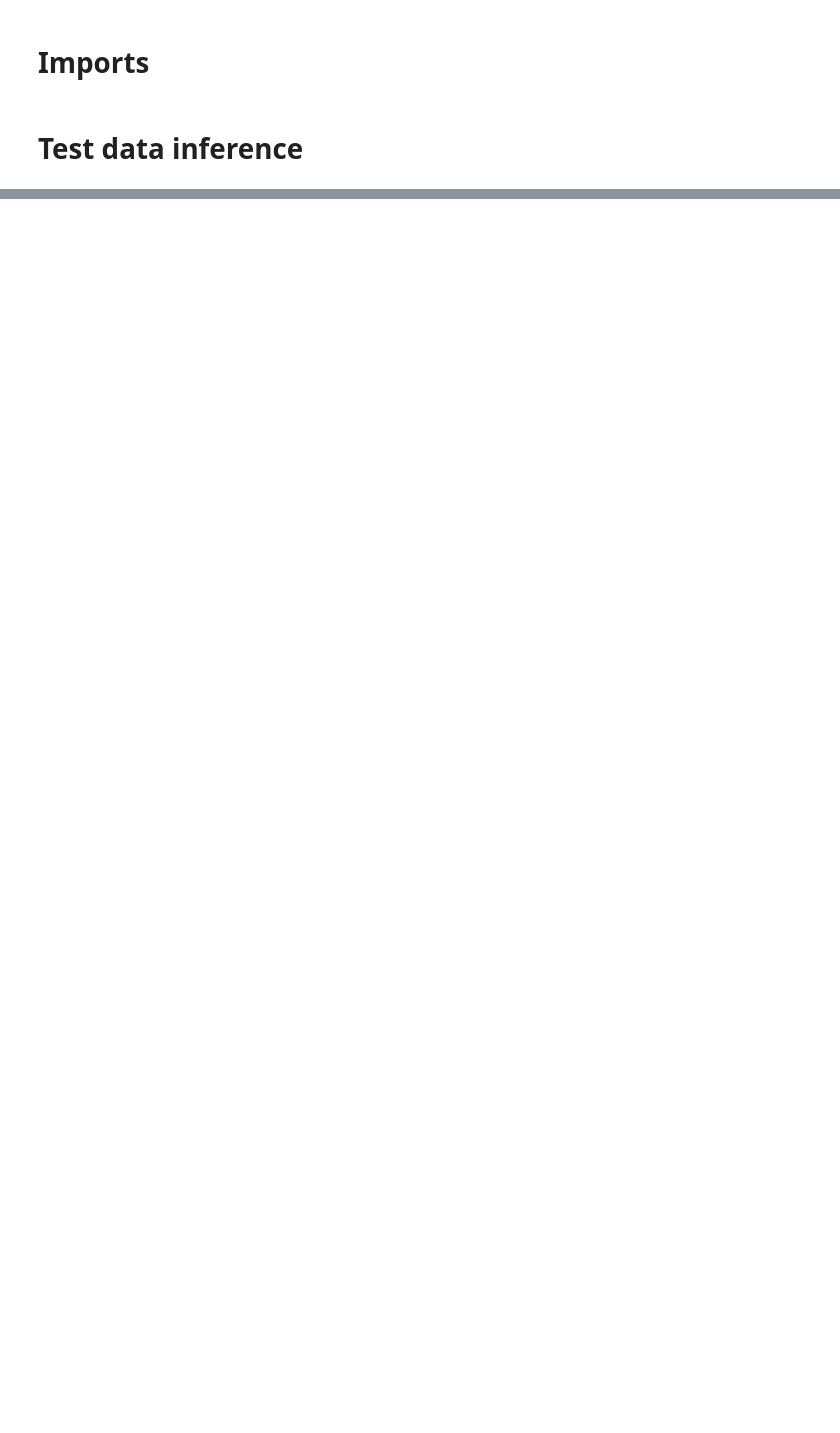
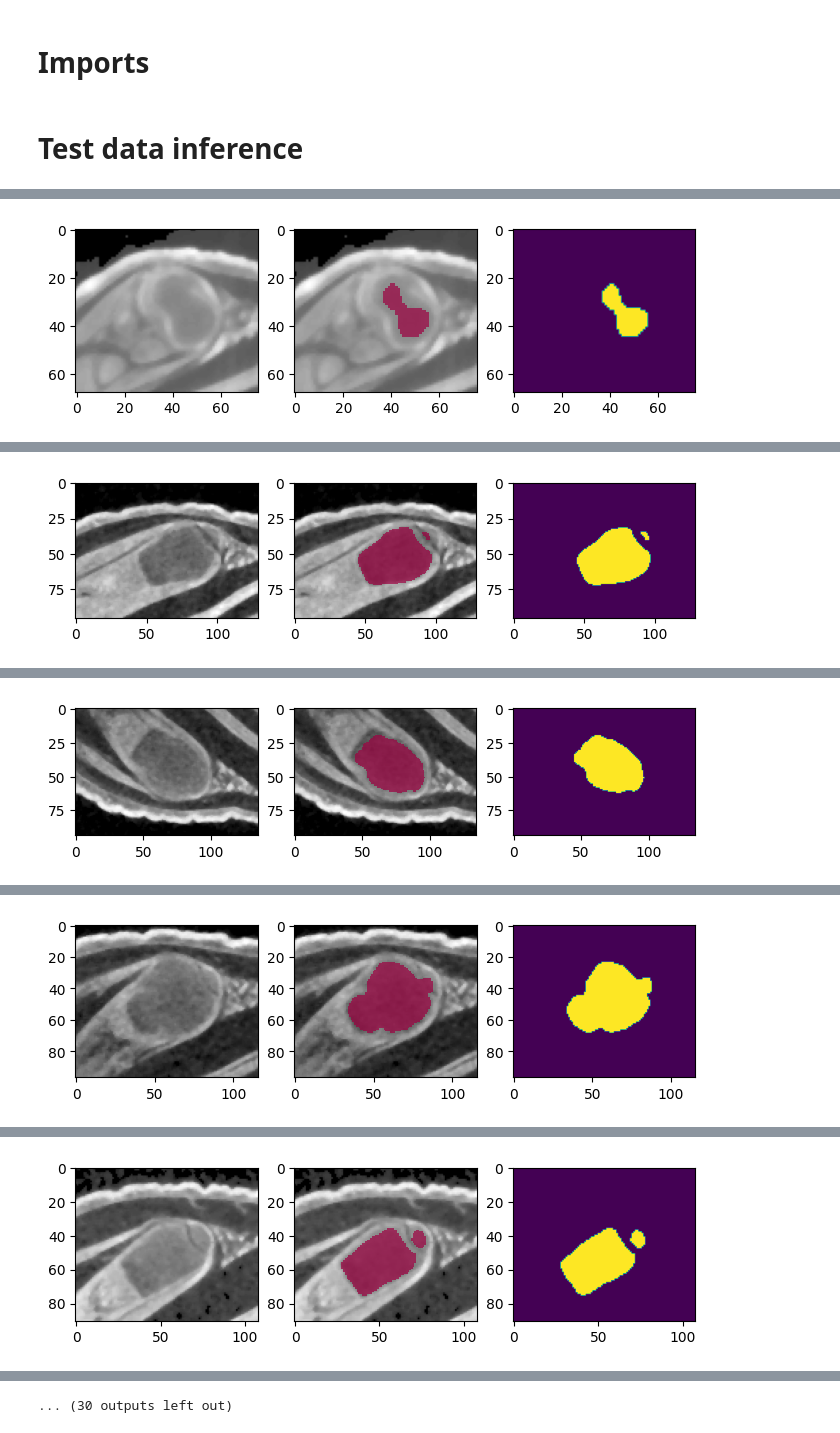
Before and after one commit to adnan-umich/monai-train, a Jupyter notebook: inferencer/inference.ipynb, the cells around one changed output, grey strips where cells are left out. Saved outputs shown, nothing was run; the diff lists cells and outputs as text; code cells hidden in the pictures; blank space fills up the shorter version.

```diff
--- a/inferencer/inference.ipynb
+++ b/inferencer/inference.ipynb
@@ -106,7 +106,7 @@ with torch.no_grad():
         test_inputs = test_data["image"].to(device)
         roi_size = 40 # Adjustable parameter to present overall image dimensions
         sw_batch_size = 4
-        slicee = 40 # Adjustable parameter (slice to visualize in the plots). Note inference is performed on the entire 3D dataset.
+        slice = 40 # Adjustable parameter (slice to visualize in the plots). Note inference is performed on the entire 3D dataset.
         test_data["pred"] = sliding_window_inference(test_inputs, roi_size, sw_batch_size, model)
 
         test_data = [post_transforms(i) for i in decollate_batch(test_data)]
@@ -130,3 +130,4 @@ with torch.no_grad():
         plt.imshow(test_output[0].detach().cpu()[1, :, :, slice])
 
         plt.show()
+# %% [output]
@@ -132,0 +135 @@ with torch.no_grad():
+[figure, added]
@@ -132,0 +137 @@ with torch.no_grad():
+[figure, added]
@@ -132,0 +139 @@ with torch.no_grad():
+[figure, added]
@@ -132,0 +141 @@ with torch.no_grad():
+[figure, added]
@@ -132,0 +143 @@ with torch.no_grad():
+[figure, added]
@@ -132,0 +146 @@ with torch.no_grad():
+... (30 outputs left out)
```
Also changed, not shown: parts of 1 cell of this notebook.
